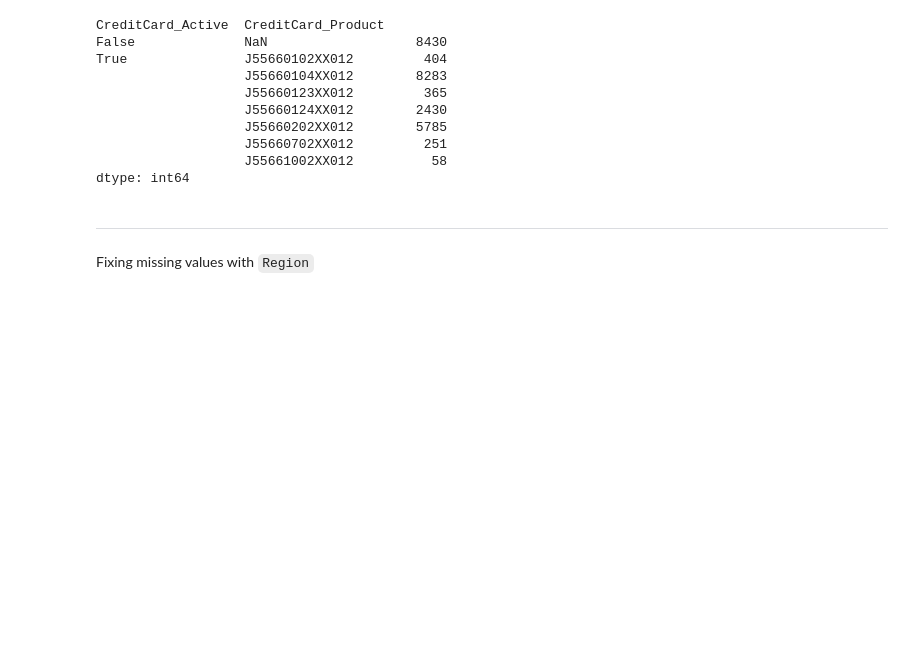
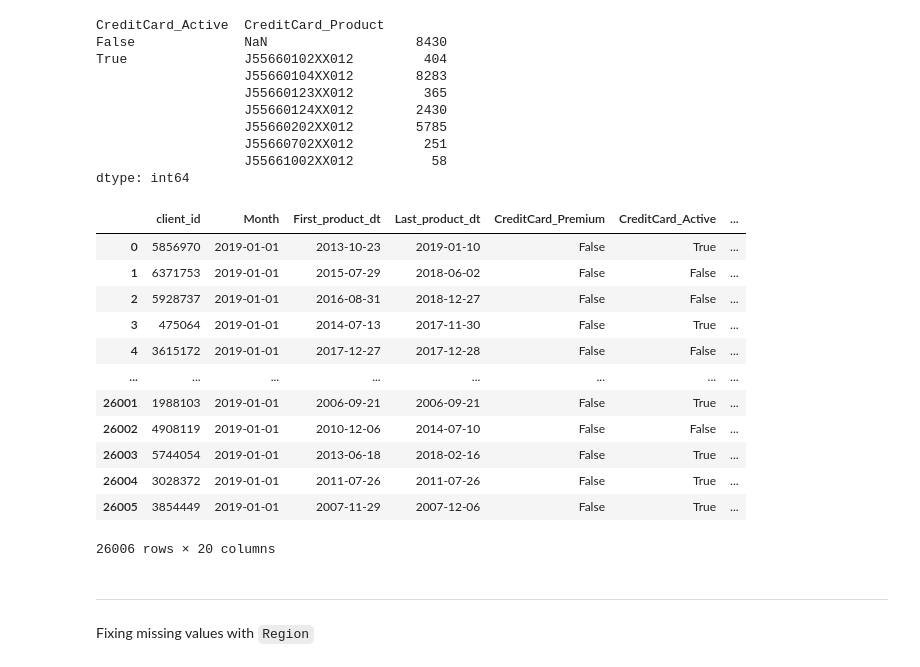
Before and after one commit to juancuiule/ml-utn-2c-2022, a Jupyter notebook: notebook.ipynb, the cells around one changed output. Saved outputs shown, nothing was run; the diff lists cells and outputs as text; code cells hidden in the pictures; blank space fills up the shorter version.

```diff
--- a/notebook.ipynb
+++ b/notebook.ipynb
@@ -422,6 +426,23 @@ True               J55660102XX012         404
                    J55660702XX012         251
                    J55661002XX012          58
 dtype: int64
+# %%
+identity_df['CreditCard_Product'] = identity_df['CreditCard_Product'].fillna('No Product')
+identity_df
+# %% [output]
+|  | client_id | Month | First_product_dt | Last_product_dt | CreditCard_Premium | CreditCard_Active | ... |
+| 0 | 5856970 | 2019-01-01 | 2013-10-23 | 2019-01-10 | False | True | ... |
+| 1 | 6371753 | 2019-01-01 | 2015-07-29 | 2018-06-02 | False | False | ... |
+| 2 | 5928737 | 2019-01-01 | 2016-08-31 | 2018-12-27 | False | False | ... |
+| 3 | 475064 | 2019-01-01 | 2014-07-13 | 2017-11-30 | False | True | ... |
+| 4 | 3615172 | 2019-01-01 | 2017-12-27 | 2017-12-28 | False | False | ... |
+| ... | ... | ... | ... | ... | ... | ... | ... |
+| 26001 | 1988103 | 2019-01-01 | 2006-09-21 | 2006-09-21 | False | True | ... |
+| 26002 | 4908119 | 2019-01-01 | 2010-12-06 | 2014-07-10 | False | False | ... |
+| 26003 | 5744054 | 2019-01-01 | 2013-06-18 | 2018-02-16 | False | True | ... |
+| 26004 | 3028372 | 2019-01-01 | 2011-07-26 | 2011-07-26 | False | True | ... |
+| 26005 | 3854449 | 2019-01-01 | 2007-11-29 | 2007-12-06 | False | True | ... |
+26006 rows × 20 columns
 # %% [markdown]
 ----
 Fixing missing values with `Region`
```
Also changed, not shown: parts of 14 cells of this notebook.
